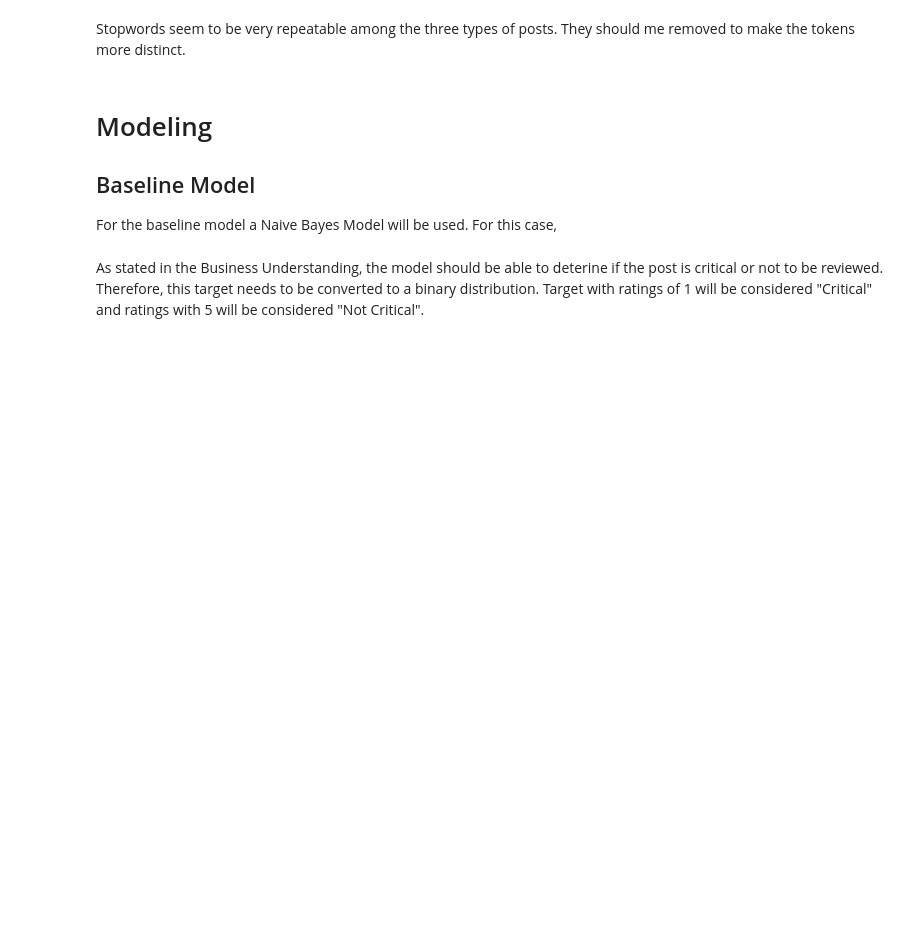
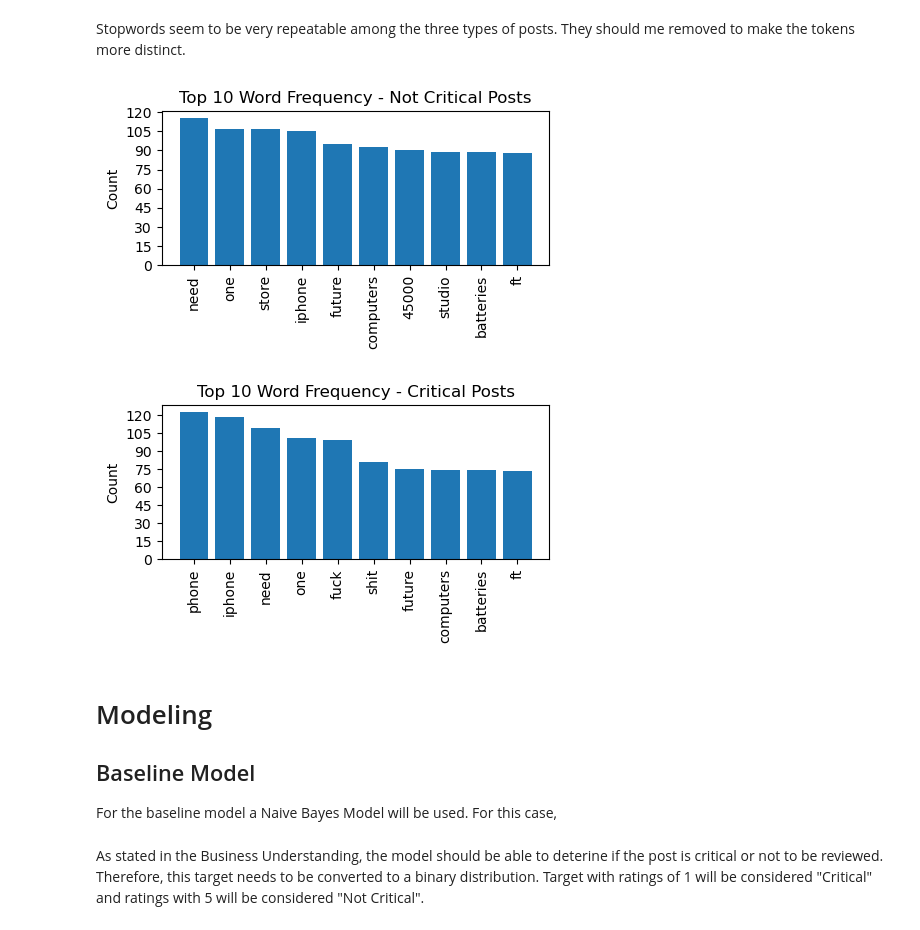
Before and after one commit to mkearns17/NLP_Project, a Jupyter notebook: notebook.ipynb, the cells around one changed output. Saved outputs shown, nothing was run; the diff lists cells and outputs as text; code cells hidden in the pictures; blank space fills up the shorter version.

```diff
--- a/notebook.ipynb
+++ b/notebook.ipynb
@@ -231,8 +233,11 @@ def remove_stopwords(token_list):
 
 df['text_stopwords_removed'] = df['text_tokenized'].apply(remove_stopwords)
 # %%
-for i in range(1, 7, 2):
+for i in range(0,2):
     visualize_top_ten_tokens_per_sentiment('sentiment',i,'text_stopwords_removed')
+# %% [output]
+[figure, added]
+[figure, added]
 # %% [markdown]
 # Modeling
 
```
Also changed, not shown: parts of 13 cells of this notebook.
